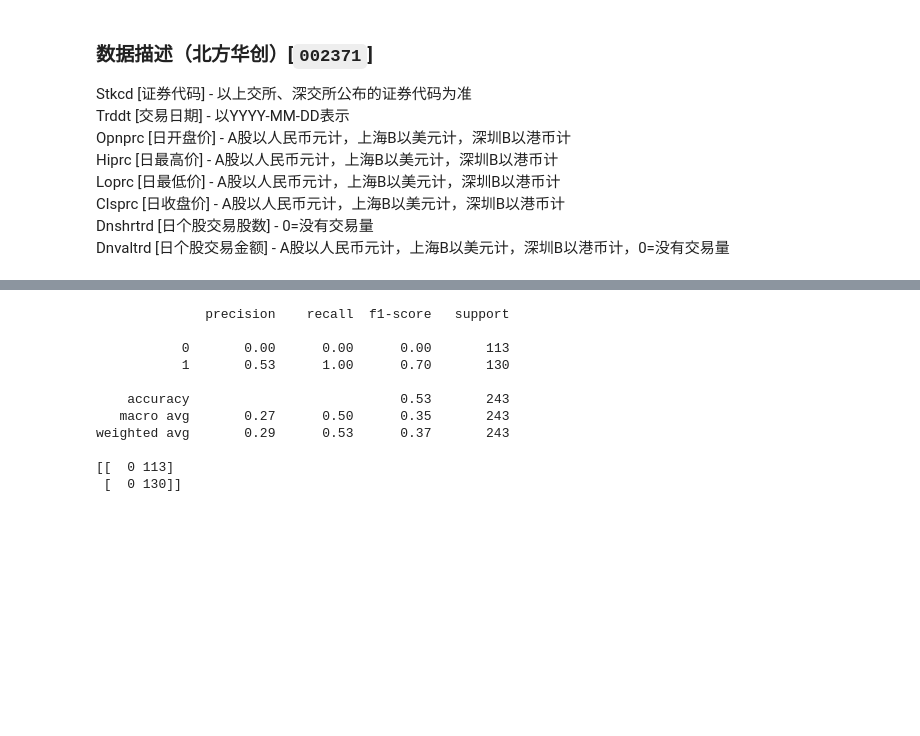
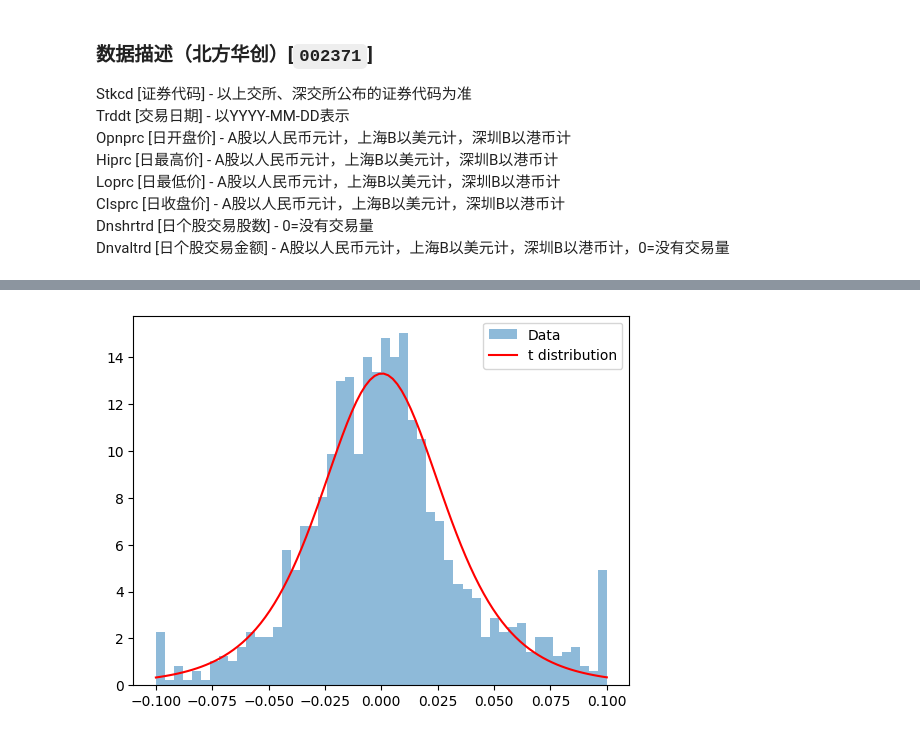
Before and after one commit to sfcs0311/AllThings, a Jupyter notebook: 大数据/大作业/main.ipynb, the cells around one changed output, grey strips where cells are left out. Saved outputs shown, nothing was run; the diff lists cells and outputs as text; code cells hidden in the pictures; blank space fills up the shorter version.

```diff
--- a/大数据/大作业/main.ipynb
+++ b/大数据/大作业/main.ipynb
@@ -319,18 +139,16 @@ epoch: 90, loss: 0.811199963092804
-# %%
-# 预测并评估
-y_pred = net(torch.tensor(test_data.iloc[:,:-1].values, dtype=torch.float))
-_, y_pred = torch.max(y_pred, 1)
-print(classification_report(test_data.iloc[:,-1], y_pred))
-print(confusion_matrix(test_data.iloc[:,-1], y_pred))
-# %% [output]
-              precision    recall  f1-score   support
-
-           0       0.00      0.00      0.00       113
-           1       0.53      1.00      0.70       130
-
-    accuracy                           0.53       243
-   macro avg       0.27      0.50      0.35       243
-weighted avg       0.29      0.53      0.37       243
-
-[[  0 113]
- [  0 130]]
+# %%
+# 拟合t分布
+params = stats.t.fit(data['return'])
+
+# 生成t分布的概率密度函数 (PDF)
+x = np.linspace(min(data['return']), max(data['return']), 100)
+fitted_pdf = stats.t.pdf(x, *params)
+
+# 绘制原始数据的直方图和拟合的t分布
+plt.hist(data['return'], density=True, alpha=0.5, bins=bins, label='Data')
+plt.plot(x, fitted_pdf, 'r-', label='t distribution')
+plt.legend()
+
+plt.show()
+# %% [output]
+[figure, added]
```
Also changed, not shown: parts of 30 cells of this notebook, 2 other files.
